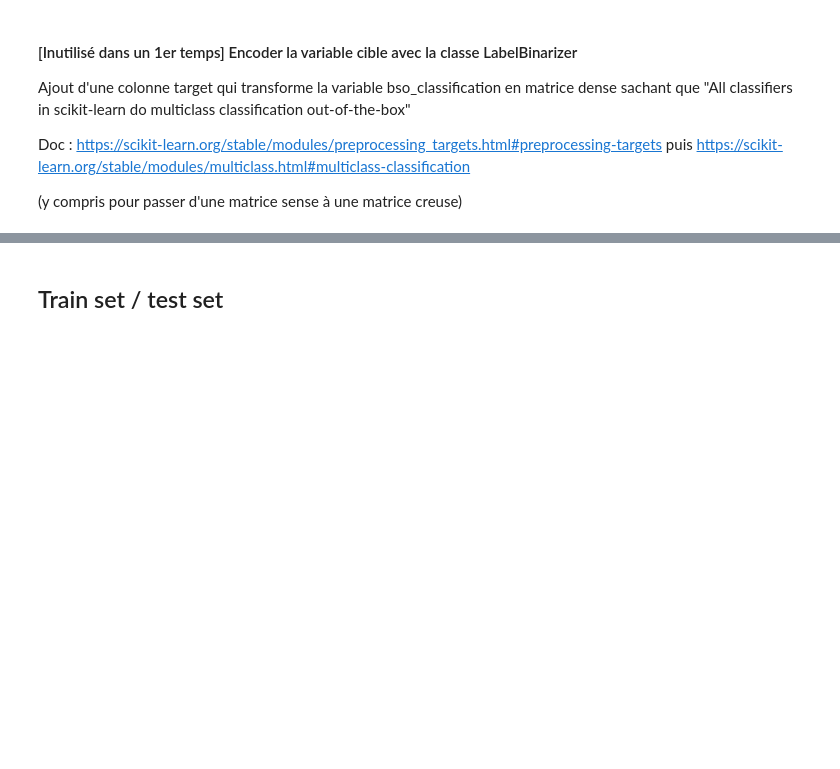
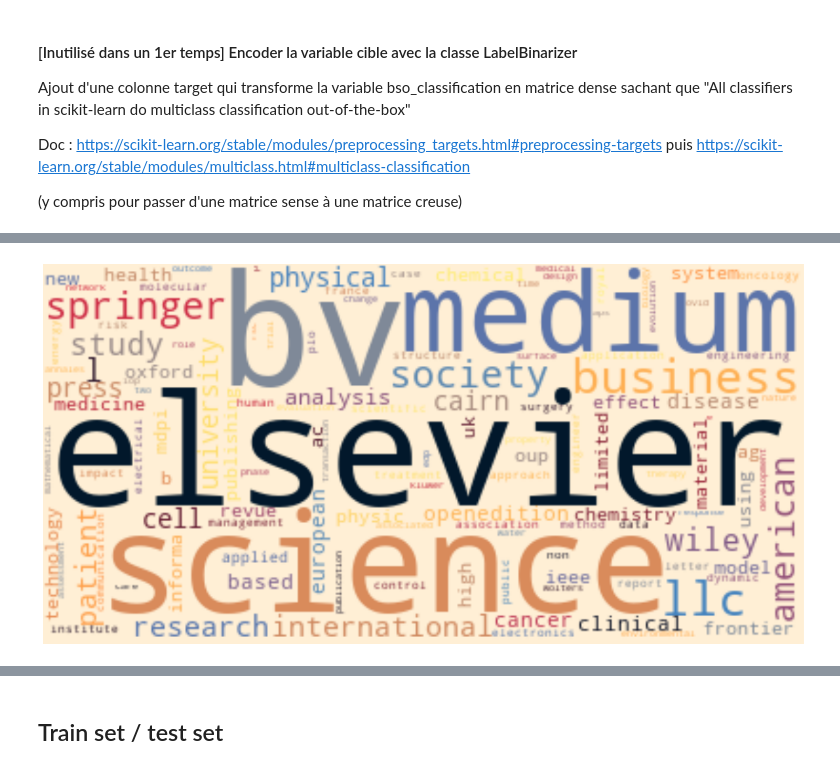
Before and after one commit to azur-scd/dagster-workflows, a Jupyter notebook: notebooks/bso_multi-classification_model.ipynb, the cells around one changed output, grey strips where cells are left out. Saved outputs shown, nothing was run; the diff lists cells and outputs as text; code cells hidden in the pictures; blank space fills up the shorter version.

```diff
--- a/notebooks/bso_multi-classification_model.ipynb
+++ b/notebooks/bso_multi-classification_model.ipynb
@@ -516,0 +469,5 @@ See the caveats in the documentation: https://pandas.pydata.org/pandas-docs/stab
+# %%
+def remove_stopwords_fr(s):
+  stop_fr = set(stopwords.words('french') + ['journal','review'])
+  retained_words = [word for word in s.split() if word not in (stop_fr)]
+  return ' '.join(retained_words)
@@ -516,0 +548,4 @@ See the caveats in the documentation: https://pandas.pydata.org/pandas-docs/stab
+# %%
+hero.visualization.wordcloud(df_bso_filtered['cleaned_feature'])
+# %% [output]
+[figure, added]
```
Also changed, not shown: parts of 128 cells of this notebook, 38 other files.
